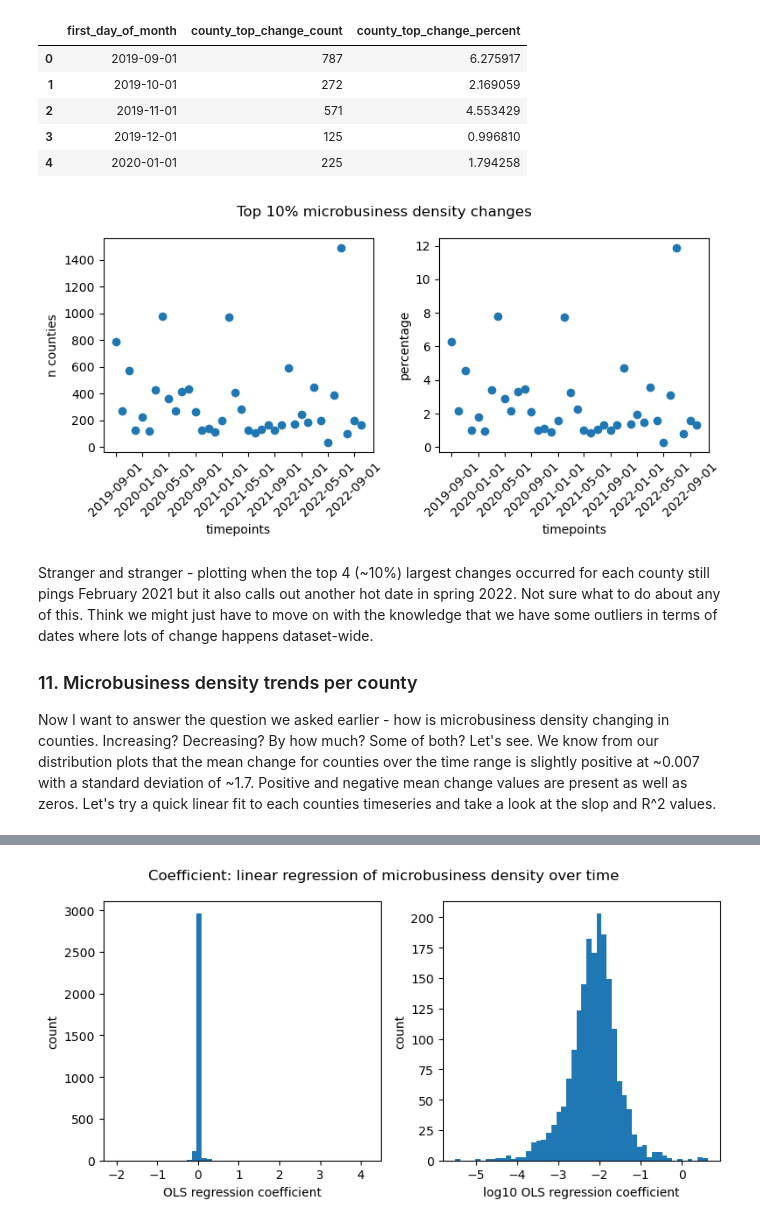
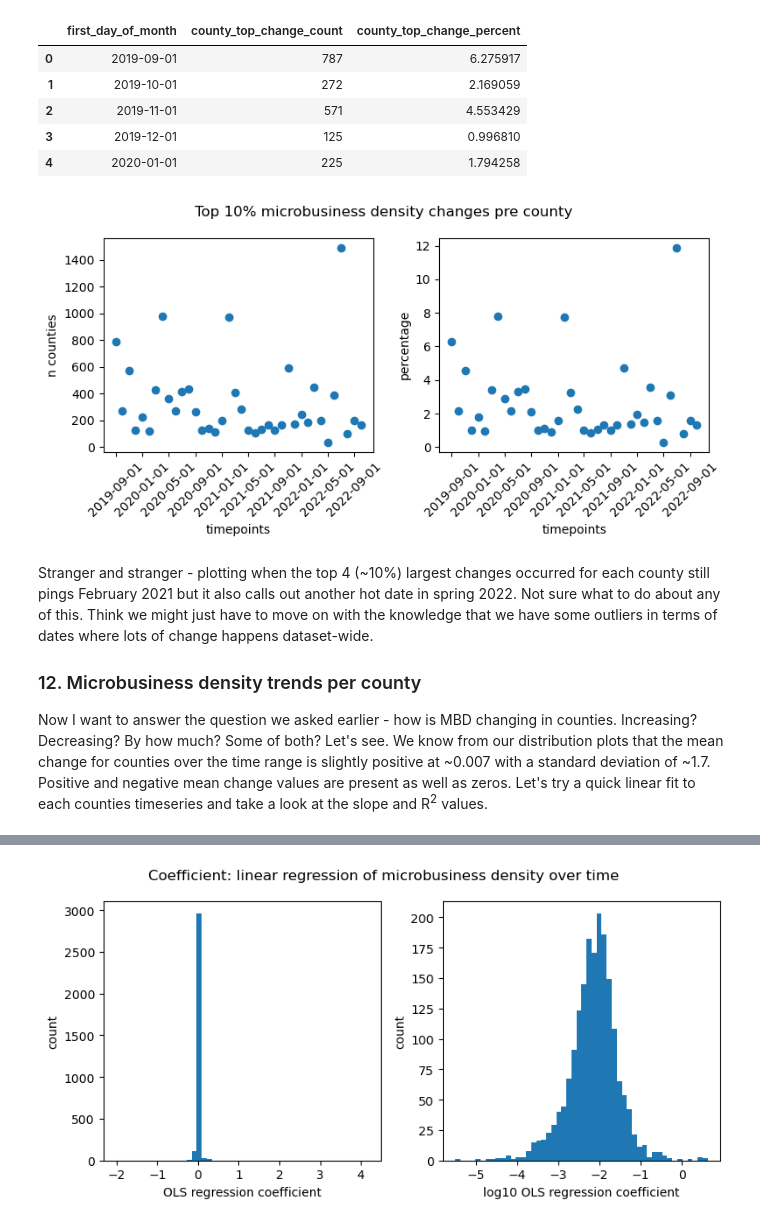
Before and after one commit to gperdrizet/kaggle_microbusiness, a Jupyter notebook: notebooks/02-training_data_exploration.ipynb, the cells around one changed output, grey strips where cells are left out. Saved outputs shown, nothing was run; the diff lists cells and outputs as text; code cells hidden in the pictures.

```diff
--- a/notebooks/02-training_data_exploration.ipynb
+++ b/notebooks/02-training_data_exploration.ipynb
@@ -690,17 +697,17 @@ top_changes_per_month_df.head()
 # %%
 plt = plot_funcs.timeseries_percentage_two_panel_plot(
     timeseries_x_data = top_changes_per_month_df['first_day_of_month'],
     timeseries_y_data = top_changes_per_month_df['county_top_change_count'],
-    main_title = 'Top 10% microbusiness density changes',
+    main_title = 'Top 10% microbusiness density changes pre county',
     timeseries_y_label = 'n counties',
 )
 # %% [output]
-[figure, old version]
+[figure, new version]
 # %% [markdown]
 Stranger and stranger - plotting when the top 4 (~10%) largest changes occurred for each county still pings February 2021 but it also calls out another hot date in spring 2022. Not sure what to do about any of this. Think we might just have to move on with the knowledge that we have some outliers in terms of dates where lots of change happens dataset-wide.
 
 <a name="microbusiness_density_trends"></a>
-### 11. Microbusiness density trends per county
+### 12. Microbusiness density trends per county
 
-Now I want to answer the question we asked earlier - how is microbusiness density changing in counties. Increasing? Decreasing? By how much? Some of both? Let's see. We know from our distribution plots that the mean change for counties over the time range is slightly positive at ~0.007 with a standard deviation of ~1.7. Positive and negative mean change values are present as well as zeros. Let's try a quick linear fit to each counties timeseries and take a look at the slop and R^2 values.
+Now I want to answer the question we asked earlier - how is MBD changing in counties. Increasing? Decreasing? By how much? Some of both? Let's see. We know from our distribution plots that the mean change for counties over the time range is slightly positive at ~0.007 with a standard deviation of ~1.7. Positive and negative mean change values are present as well as zeros. Let's try a quick linear fit to each counties timeseries and take a look at the slope and R<sup>2</sup> values.
 # %%
```
Also changed, not shown: parts of 58 cells of this notebook.
